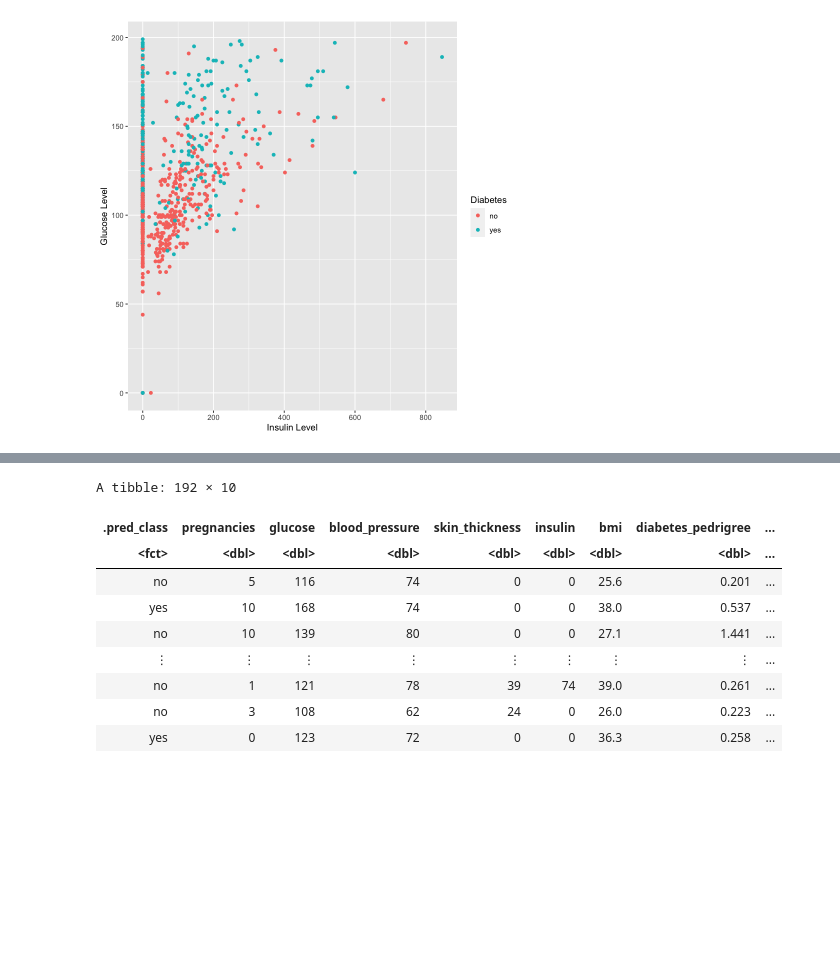
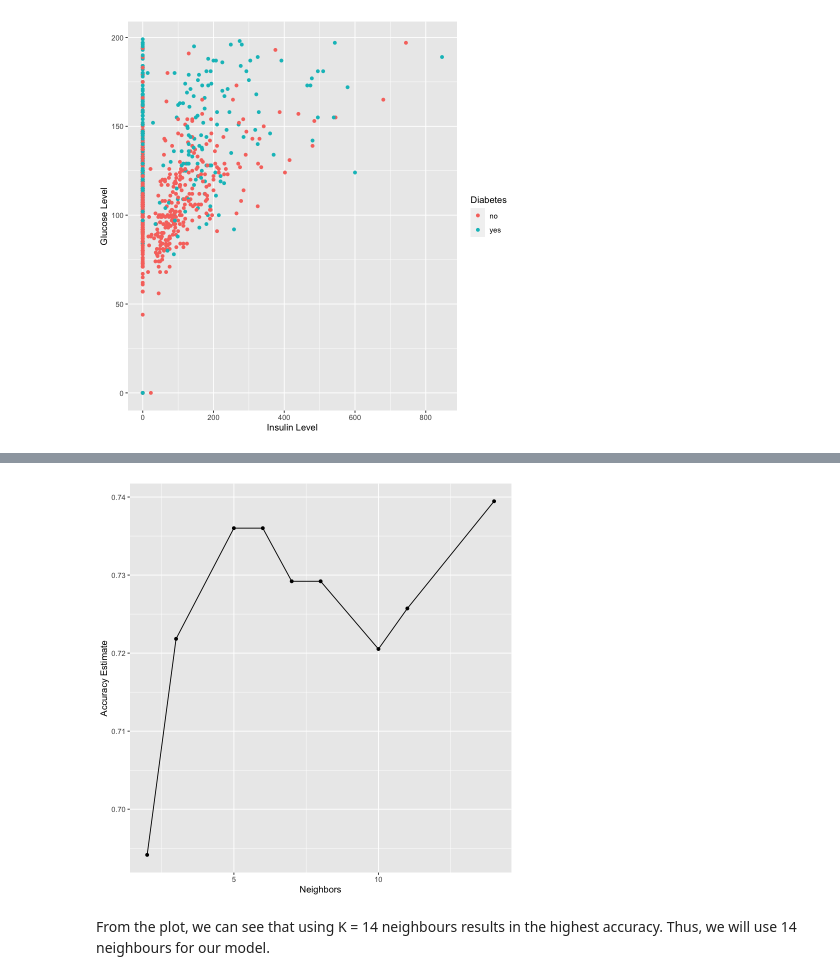
Before and after one commit to jennalenoble/covid_data, a Jupyter notebook: diabetes_classification.ipynb, the cells around one changed output, grey strips where cells are left out. Drawn from its saved outputs; the diff is of its cells as text; code cells hidden in the pictures; blank space fills up the shorter version.

Commit message:
made classification model

```diff
--- a/diabetes_classification.ipynb
+++ b/diabetes_classification.ipynb
@@ -77,7 +95,12 @@ diabetes_data_recipe <- recipe(diabetes ~ ., data = diabetes_data) |>
                         step_scale(all_predictors()) |>
                         step_center(all_predictors())
 
+diabetes_vfold <- vfold_cv(diabetes_train, v = 10, strata = diabetes)
+
 diabetes_fit <- workflow() |>
-          add_recipe(diabetes_data_recipe) |>
-          add_model(knn_spec) |>
-          fit(data = diabetes_data)
+       add_recipe(diabetes_data_recipe) |>
+       add_model(knn_spec) |>
+       fit_resamples(resamples = diabetes_vfold)
+
+diabetes_metrics <- collect_metrics(diabetes_fit)
+diabetes_metrics
@@ -84,15 +113,24 @@ diabetes_fit <- workflow() |>
-# %%
-diabetes_test_predictions <- predict(diabetes_fit , diabetes_test) |>
-       bind_cols(diabetes_test)
-diabetes_test_predictions
-# %% [output]
-A tibble: 192 × 10
-| .pred_class | pregnancies | glucose | blood_pressure | skin_thickness | insulin | bmi | diabetes_pedrigree | ... |
-| <fct> | <dbl> | <dbl> | <dbl> | <dbl> | <dbl> | <dbl> | <dbl> | ... |
-| no | 5 | 116 | 74 | 0 | 0 | 25.6 | 0.201 | ... |
-| yes | 10 | 168 | 74 | 0 | 0 | 38.0 | 0.537 | ... |
-| no | 10 | 139 | 80 | 0 | 0 | 27.1 | 1.441 | ... |
-| ⋮ | ⋮ | ⋮ | ⋮ | ⋮ | ⋮ | ⋮ | ⋮ | ... |
-| no | 1 | 121 | 78 | 39 | 74 | 39.0 | 0.261 | ... |
-| no | 3 | 108 | 62 | 24 | 0 | 26.0 | 0.223 | ... |
-| yes | 0 | 123 | 72 | 0 | 0 | 36.3 | 0.258 | ... |
+# %%
+set.seed(2020)
+knn_tune <- nearest_neighbor(weight_func = "rectangular", neighbors = tune()) |>
+       set_engine("kknn") |>
+       set_mode("classification")
+
+knn_results <- workflow() |>
+       add_recipe(diabetes_data_recipe) |>
+       add_model(knn_tune) |>
+       tune_grid(resamples = diabetes_vfold, grid = 10) |>
+       collect_metrics()
+
+accuracies <- knn_results |>
+       filter(.metric == "accuracy")
+
+accuracy_versus_k <- ggplot(accuracies, aes(x = neighbors, y = mean))+
+       geom_point() +
+       geom_line() +
+       labs(x = "Neighbors", y = "Accuracy Estimate")
+accuracy_versus_k
+# %% [output]
+[figure, added]
+# %% [markdown]
+From the plot, we can see that using K = 14 neighbours results in the highest accuracy. Thus, we will use 14 neighbours for our model.
```
Also changed, not shown: parts of 2 cells of this notebook.
